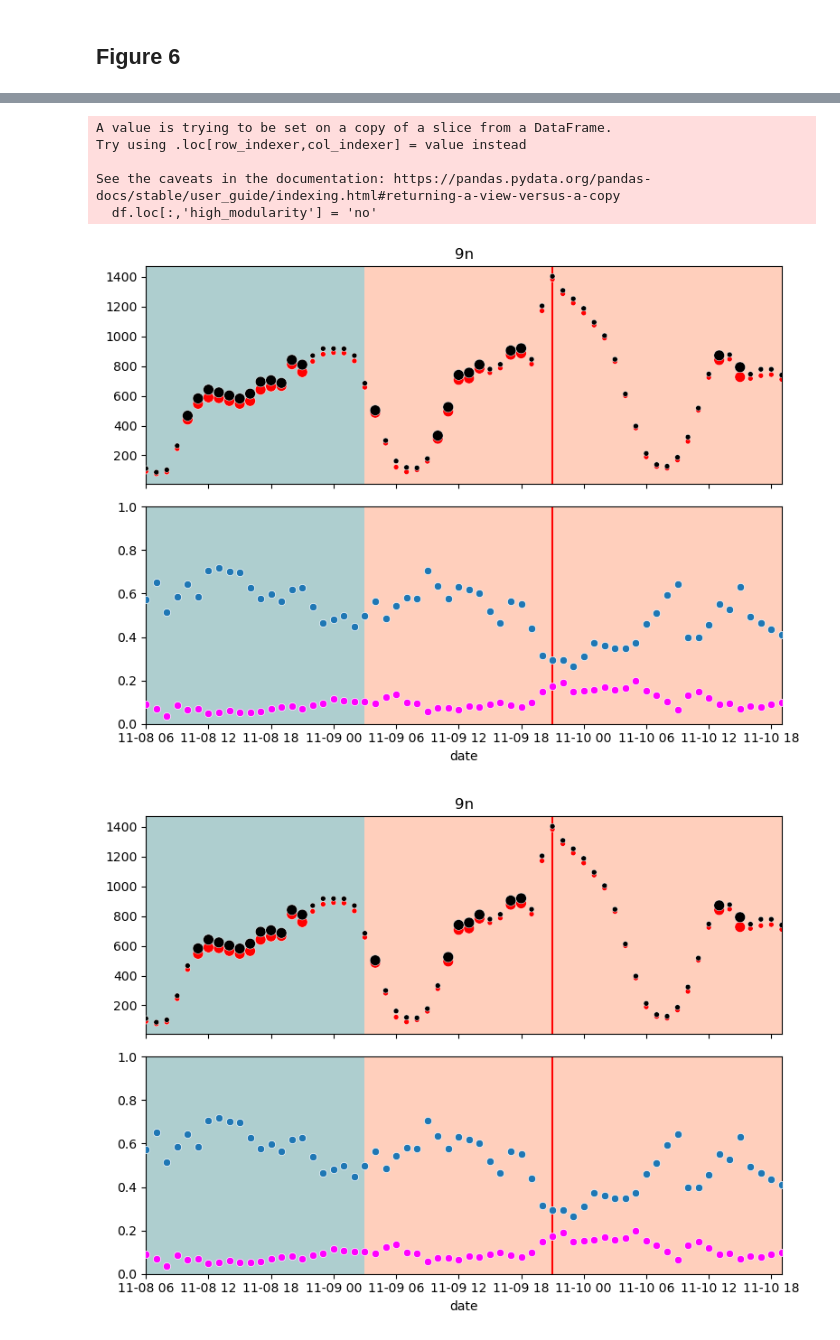
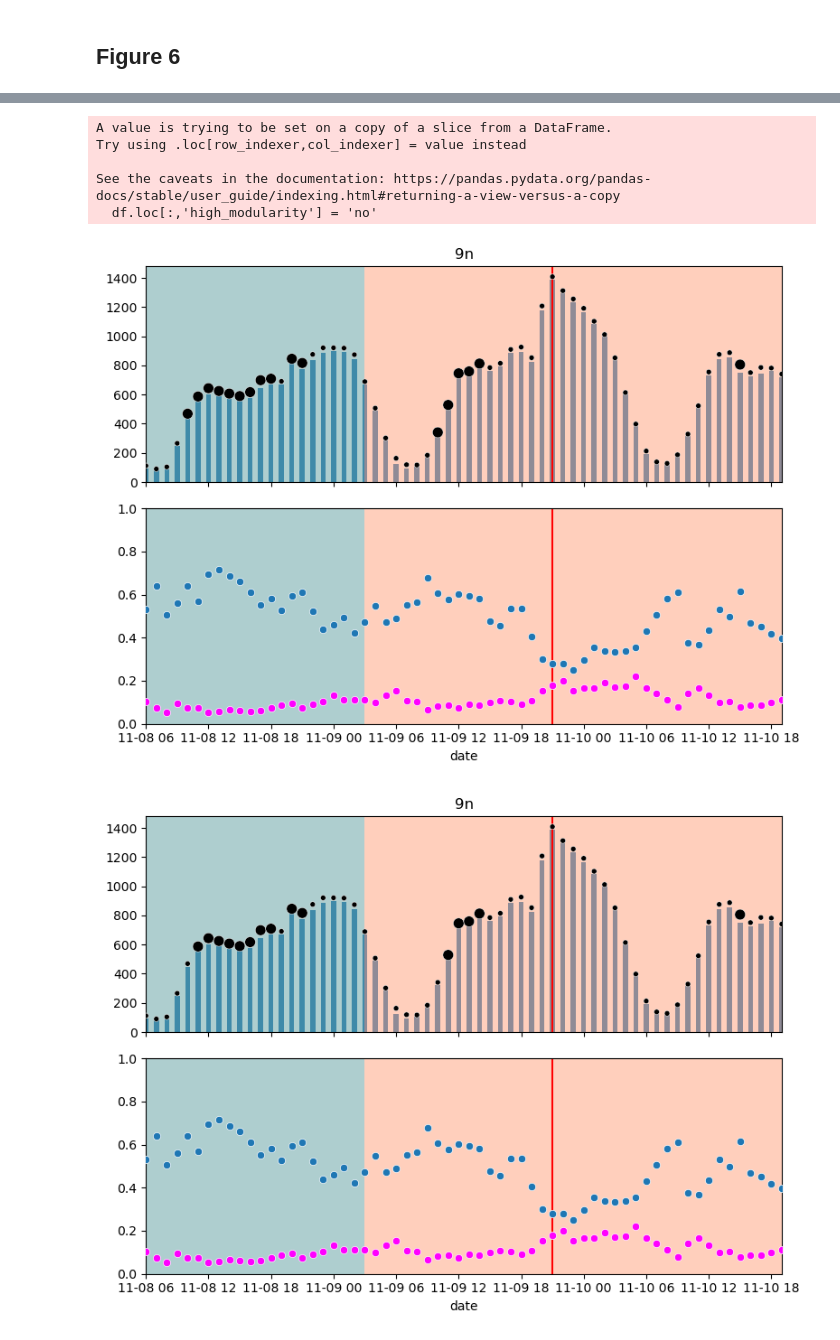
Before and after one commit to ffviana/VIU, a Jupyter notebook: 1_hashNodes_network_analysis.ipynb, the cells around one changed output, grey strips where cells are left out. Cells and saved outputs as stored; diff of their text form; code cells hidden in the pictures.

```diff
--- a/1_hashNodes_network_analysis.ipynb
+++ b/1_hashNodes_network_analysis.ipynb
@@ -134,7 +129,8 @@ complete_df
 # %% [markdown]
 ## Figure 6
 # %%
-graph_metrics_path = 'D:/FV/VIU/clean_data/graph_metrics.csv'
+graph_metrics_path = 'D:/FV/Personal/VIU/clean_data/graph_metrics_hashNodes_clean.csv'
+# graph_metrics_path = 'D:/FV/Personal/VIU/clean_data/graphMetrics_hashNodes.csv'
 
 graph_metrics_df = pd.read_csv(graph_metrics_path, index_col=0)
 
@@ -167,14 +163,20 @@ def plot_figure6(df, db, total_users = True):
     else:
         df.loc[(df['mod'] > .55) & (df.total_nr_of_unique_users > 0.2*df.total_nr_of_unique_users.max()), 'high_modularity'] = 'yes'
 
-    df1 = df[['date', 'nr_of_unique_users_in_giant_c', 'total_nr_of_unique_users', 'high_modularity']].melt(id_vars = ['date', 'high_modularity'])
+    df1 = df[['date', 'total_nr_of_unique_users', 'high_modularity']].melt(id_vars = ['date', 'high_modularity'])
     df1['variable'] = df1.variable.replace({'nr_of_unique_users_in_giant_c': 'Nº of users in the giant component',
                                           'total_nr_of_unique_users':  'Nº of users'})
     # Axis 0
     sns.scatterplot(data = df1, x = 'date', y = 'value', hue= 'variable',
                     # style='high_modularity', style_order = ['yes', 'no'],
                     size = 'high_modularity', size_order = ['yes', 'no'],
-                    palette = ['red', 'black'], zorder = 5, ax = axes[0])
+                    palette = [ 'black'], zorder = 5, ax = axes[0])
+
+    df2 = df[['date', 'nr_of_unique_users_in_giant_c',]]
+
+    axes[0].bar(df2['date'], df2['nr_of_unique_users_in_giant_c'],
+                color=sns.color_palette()[0], width=0.02, label = 'Nº of users\nin giant component')
+
     sns.move_legend(
         axes[0], loc='upper left',
         bbox_to_anchor=(0.01, 0.98), ncol=2, title=None,
@@ -210,37 +212,39 @@ def plot_figure6(df, db, total_users = True):
         axes[0].axvspan('2019-01-04 03:00', df.date.max(), facecolor='lightsalmon', alpha=0.5)
         axes[0].set_xlim([df.date.min(), df.date.max() ]);
         # axes[0].legend(bbox_to_anchor=(0.01, 0.98), loc='upper left', )
         # ==========
         axes[1].axvline(x = pd.to_datetime('2019-01-05 00:00'), color = 'red')
         axes[1].axvspan(df.date.min(), '2019-01-04 03:00', facecolor='cadetblue', alpha=0.5)
         axes[1].axvspan('2019-01-04 03:00', df.date.max(), facecolor='lightsalmon', alpha=0.5)
         axes[1].set_xlim([df.date.min(), df.date.max() ]);
         axes[1].set_ylim([0,1]);
         axes[1].legend(bbox_to_anchor=(0.01, 0.98), loc='upper left', )
         for ax in axes:
             ax.set_ylabel('')
         axes[0].set_title('No al tarifazo')
 
     for ax in axes:
         ax.legend_.remove()
 
     plt.tight_layout()
 
     return fig, axes
 
 fig, axes = plot_figure6(df, db, total_users=False)
-plt.savefig('D:/FV/VIU/f6_9n.png',transparent=True,bbox_inches='tight',pad_inches=0)
+plt.savefig('D:/FV/Personal/VIU/figures/f6_9n_clean.png',transparent=True,bbox_inches='tight',pad_inches=0)
+# plt.savefig('D:/FV/Personal/VIU/figures/f6_9n.png',transparent=True,bbox_inches='tight',pad_inches=0)
 
 fig, axes = plot_figure6(df, db, total_users=True)
-plt.savefig('D:/FV/VIU/f6_9n_totalUsers.png',transparent=True,bbox_inches='tight',pad_inches=0)
+plt.savefig('D:/FV/Personal/VIU/figures/f6_9n_clean_totalUsers_clean.png',transparent=True,bbox_inches='tight',pad_inches=0)
+# plt.savefig('D:/FV/Personal/VIU/figures/f6_9n_clean_totalUsers.png',transparent=True,bbox_inches='tight',pad_inches=0)
 # %% [output]
 A value is trying to be set on a copy of a slice from a DataFrame.
 Try using .loc[row_indexer,col_indexer] = value instead
 
 See the caveats in the documentation: https://pandas.pydata.org/pandas-docs/stable/user_guide/indexing.html#returning-a-view-versus-a-copy
   df.loc[:,'high_modularity'] = 'no'
-[figure, old version]
+[figure, new version]
-[figure, old version]
+[figure, new version]
 # %%
 
 db = 'no'
```
Also changed, not shown: parts of 5 cells of this notebook, 27 other files.
